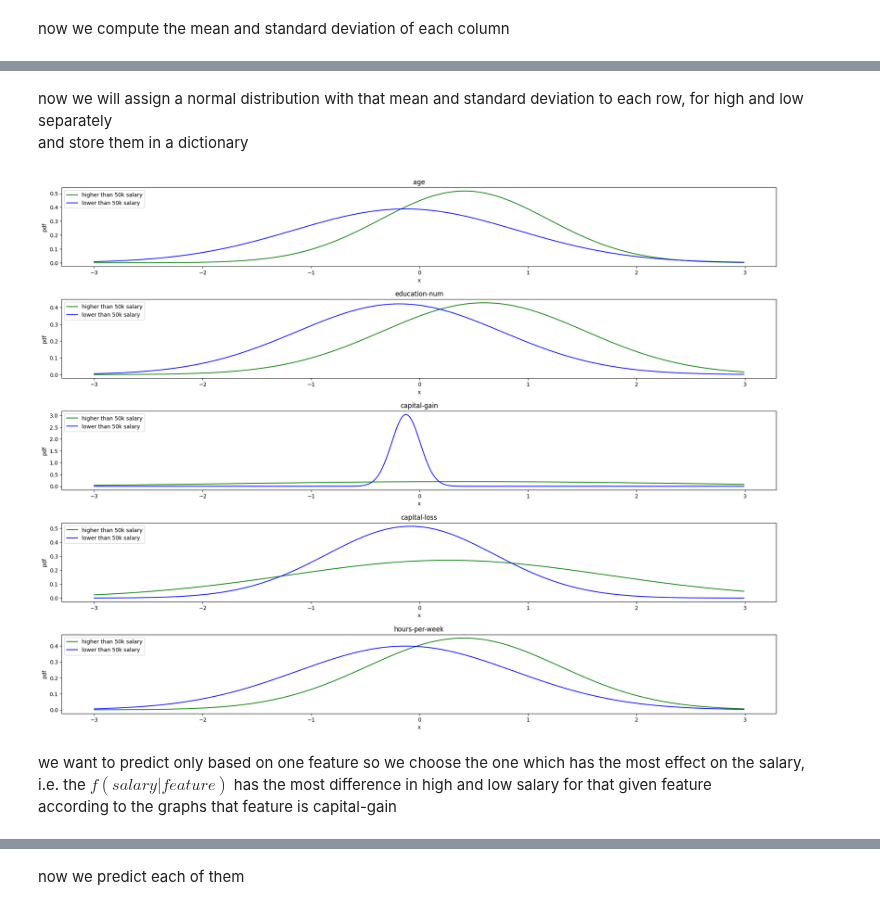
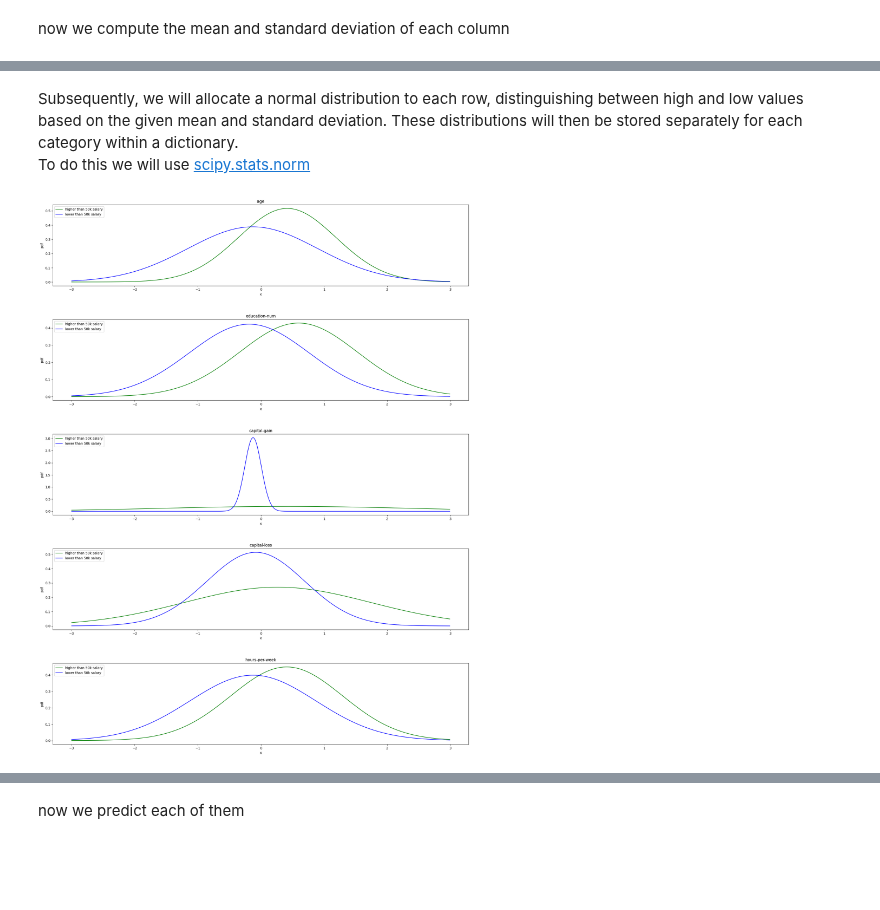
Before and after one commit to Shahriar-0/Artificial-Intelligence-Course-Projects-S2023, a Jupyter notebook: 0 - Introduction/AI_CA0.ipynb, the cells around one changed output, grey strips where cells are left out. Drawn from its saved outputs; the diff is of its cells as text; code cells hidden in the pictures; blank space fills up the shorter version.

```diff
--- a/0 - Introduction/AI_CA0.ipynb
+++ b/0 - Introduction/AI_CA0.ipynb
@@ -375,0 +260,2 @@ array([[<Axes: title={'center': 'age'}>,
+# %%
+train_df = train_df.drop("fnlwgt", axis = 1)
@@ -375,0 +486,3 @@ array([[<Axes: title={'center': 'age'}>,
+# %%
+normalized_df = (train_df - train_df.mean()) / train_df.std()
+normalized_df.hist(figsize = (20, 20), legend = True)
@@ -392,7 +519,7 @@ each column has std of 1 and almost mean of 0, so it has successfully been norma
 # %% [markdown]
 11 - <br/>
 # %%
-higher_than_50_salary = (train_df_backup["salary"] == ">50K")
+higher_than_50_salary = train_df["salary"] == cat_code_mapping.get("salary", {}).get(">50K", None)
 high_salary = normalized_df.loc[higher_than_50_salary]
 low_salary = normalized_df.loc[~higher_than_50_salary]
 # %% [markdown]
@@ -436,12 +573,12 @@ salary                -0.561735    1.110248e-16
-# %% [markdown]
-now we will assign a normal distribution with that mean and standard deviation to each row, for high and low separately<br/>
-and store them in a dictionary
+# %% [markdown]
+Subsequently, we will allocate a normal distribution to each row, distinguishing between high and low values based on the given mean and standard deviation. These distributions will then be stored separately for each category within a dictionary.
+To do this we will use [scipy.stats.norm](https://docs.scipy.org/doc/scipy/reference/generated/scipy.stats.norm.html)
 # %%
 x_values = np.arange(-3, 3, 0.01)
 
 distribution = {}
 
-def draw(row : pd.Series, ax : pltaxes._axes.Axes):
+def draw(row: pd.Series, ax: pltaxes._axes.Axes):
     high_salary_dist = scipy.stats.norm(row["high_salary_mean"], row["high_salary_std"])
     low_salary_dist = scipy.stats.norm(row["low_salary_mean"], row["low_salary_std"])
 
@@ -450,37 +587,27 @@ def draw(row : pd.Series, ax : pltaxes._axes.Axes):
     high_salary_pdf = high_salary_dist.pdf(x_values)
     low_salary_pdf = low_salary_dist.pdf(x_values)
 
-    ax.plot(x_values,
-            high_salary_pdf,
-            label = "higher than 50k salary",
-            color = "green")
+    ax.plot(x_values, high_salary_pdf, label="higher than 50k salary", color="green")
 
+    ax.plot(x_values, low_salary_pdf, label="lower than 50k salary", color="blue")
 
-    ax.plot(x_values,
-            low_salary_pdf,
-            label = "lower than 50k salary",
-            color = "blue")
-
-    ax.legend(loc = "upper left", frameon = True)
+    ax.legend(loc="upper left", frameon=True)
     ax.set_title(row.name)
     ax.set_xlabel("x")
     ax.set_ylabel("pdf")
 # %%
 numerics = ["age", "education-num", "capital-gain", "capital-loss", "hours-per-week"]
-fig, axes = plt.subplots(figsize = (20, 15), nrows = len(numerics))
-fig.tight_layout(pad = 4.0)
+fig, axes = plt.subplots(figsize = (20, 25), nrows = len(numerics))
+fig.tight_layout(pad = 8.0)
 
 ax_index = 0
 for index, row in stats.iterrows():
     if row.name not in numerics:
         continue
     draw(row, axes[ax_index])
     ax_index += 1
+
+
+plt.show()
 # %% [output]
-[figure, old version]
+[figure, new version]
-# %% [markdown]
-we want to predict only based on one feature so we choose the one which has the most effect on the salary, <br/>
-i.e. the $f(salary|feature)$ has the most difference in high and low salary for that given feature <br/>
-according to the graphs that feature is capital-gain <br/>
-<!-- but in order to have thorough investigation we will show use all above datas to predict each of them <br/>
-will contribute to the final result with coefficient of $1/std$ and whichever has higher result will be our prediction -->
```
Also changed, not shown: parts of 94 cells of this notebook.
